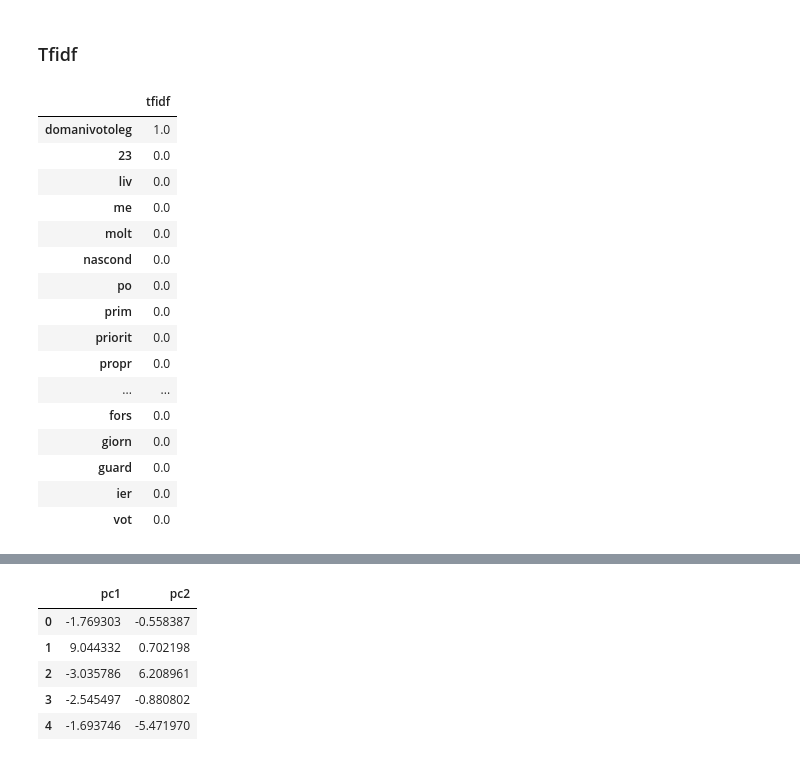
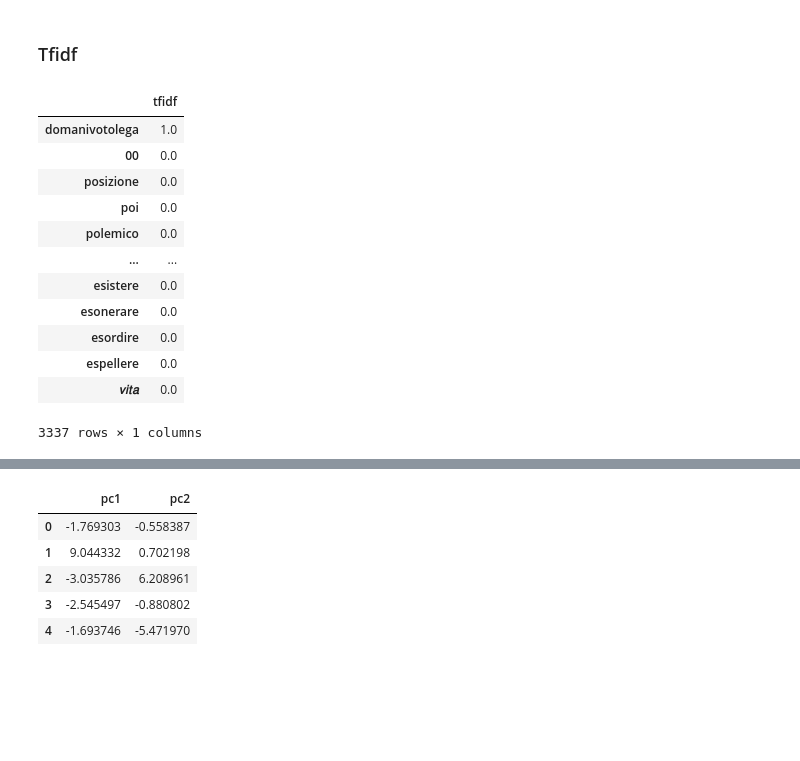
Before and after one commit to bigliolimatteo/how-politicians-change-their-mind, a Jupyter notebook: data_cleaning.ipynb, the cells around one changed output, grey strips where cells are left out. Saved outputs shown, nothing was run; the diff lists cells and outputs as text; code cells hidden in the pictures; blank space fills up the shorter version.

```diff
--- a/data_cleaning.ipynb
+++ b/data_cleaning.ipynb
@@ -141,11 +149,16 @@ stemmed_data = {politician: [stem(tweet, SnowballStemmer('italian')) for tweet i
+# %%
+def dict_check(key):
+    if key in lemmatizer_dict:
+        return lemmatizer_dict[key]
+    else:
+        return key
+# %%
+lemmatize = lambda tokenized_text: [dict_check(word.lower()) for word in tokenized_text]
+
+lemmatized_data = {politician: [lemmatize(tweet) for tweet in tokenized_data[politician]] for politician in POLITICIANS}
 # %%
-from nltk.stem import WordNetLemmatizer
+#lemma = WordNetLemmatizer()
 
-nltk.download('wordnet')
-nltk.download('omw-1.4')
+#lemmatize = lambda tokenized_text, lemmatizer: [lemmatizer.lemmatize(word.lower()) for word in tokenized_text]
 
-lemma = WordNetLemmatizer()
-
-lemmatize = lambda tokenized_text, lemmatizer: [lemmatizer.lemmatize(word.lower(), lang="ita") for word in tokenized_text]
-
-lemmatized_data = {politician: [lemmatize(tweet, WordNetLemmatizer()) for tweet in tokenized_data[politician]] for politician in POLITICIANS}
+#lemmatized_data = {politician: [lemmatize(tweet, WordNetLemmatizer()) for tweet in tokenized_data[politician]] for politician in POLITICIANS}
@@ -158,49 +165,45 @@ TypeError: lemmatize() got an unexpected keyword argument 'lang'
 # %%
-# cleaned_tweet = list()
+cleaned_tweet = list()
 
-# for tweet, lemmatized_tweet in zip(filtered_data["bonino"], lemmatized_data["bonino"]):
-#     cleaned_tweet.append([tweet, lemmatized_tweet])
+for tweet, lemmatized_tweet in zip(filtered_data["bonino"], lemmatized_data["bonino"]):
+    cleaned_tweet.append([tweet, lemmatized_tweet])
 
-# pd.DataFrame(cleaned_tweet).to_csv("TBD/test_lemma.csv")
+pd.DataFrame(cleaned_tweet).to_csv("TBD/test_lemma.csv")
 # %% [markdown]
 ### Tfidf
 # %%
-test_docs = [' '.join(tweet) for tweet in stemmed_data["salvini"][0:5]]
+test_docs = [' '.join(tweet) for tweet in lemmatized_data["salvini"]]
 
 #   tf–idf
 tfidf_vectorizer = TfidfVectorizer()
 X_tfidf = tfidf_vectorizer.fit_transform(test_docs)
 # Convert to standard matrix
 X_tfidf.toarray()
 
 
 # get the first vector out (for the first document)
 first_vector_tfidf=X_tfidf[0]
 
 # place tf-idf values in a pandas data frame
 df = pd.DataFrame(first_vector_tfidf.T.todense()
                     , index=tfidf_vectorizer.get_feature_names()
                     , columns=["tfidf"])
 
 df.sort_values(by=["tfidf"], ascending=False)
 # %% [output]
 |  | tfidf |
-| domanivotoleg | 1.0 |
-| 23 | 0.0 |
-| liv | 0.0 |
-| me | 0.0 |
-| molt | 0.0 |
-| nascond | 0.0 |
-| po | 0.0 |
-| prim | 0.0 |
-| priorit | 0.0 |
-| propr | 0.0 |
+| domanivotolega | 1.0 |
+| 00 | 0.0 |
+| posizione | 0.0 |
+| poi | 0.0 |
+| polemico | 0.0 |
 | ... | ... |
-| fors | 0.0 |
-| giorn | 0.0 |
-| guard | 0.0 |
-| ier | 0.0 |
-| vot | 0.0 |
+| esistere | 0.0 |
+| esonerare | 0.0 |
+| esordire | 0.0 |
+| espellere | 0.0 |
+| 𝑣𝑖𝑡𝑎 | 0.0 |
+3337 rows × 1 columns
 # %%
 # Standardization of datasets is a common requirement for many machine learning estimators implemented in scikit-learn; they might behave badly if the individual features do not more or less look like standard normally distributed data: Gaussian with zero mean and unit variance.
 
```
Also changed, not shown: parts of 6 cells of this notebook, 1 other file.
